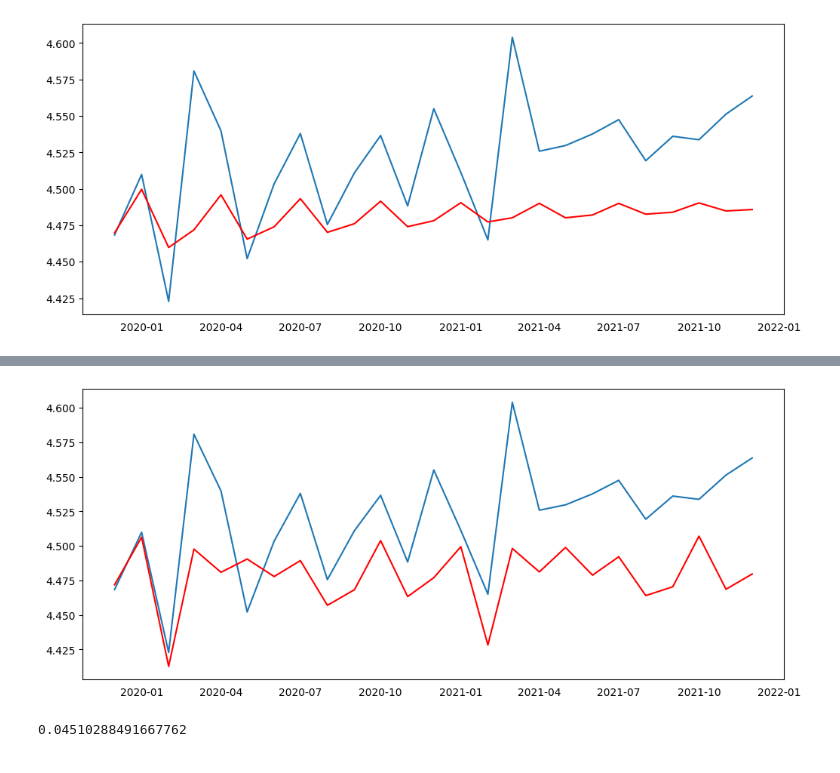
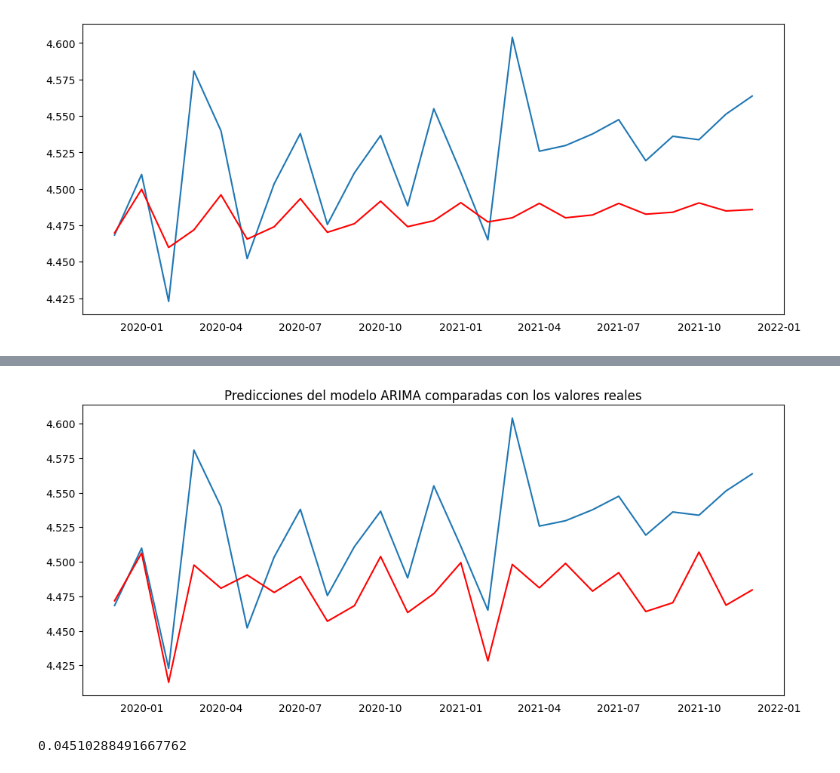
Before and after one commit to celiacnavarro/ML_Project, a Jupyter notebook: notebooks/notebook_arima.ipynb, the cells around one changed output, grey strips where cells are left out. Drawn from its saved outputs; the diff is of its cells as text; code cells hidden in the pictures.

```diff
--- a/notebooks/pruebas_2_arima.ipynb
+++ b/notebooks/notebook_arima.ipynb
@@ -43,8 +43,6 @@ df
 | 142 | 2021-11-01 | 94.75 |
 | 143 | 2021-12-01 | 95.93 |
 144 rows × 2 columns
-# %%
-df = df.set_index(['mes'])
 # %%
 from statsmodels.tsa.stattools import adfuller, kpss
 
@@ -111,13 +115,13 @@ plt.show()
 # %%
 from statsmodels.tsa.seasonal import seasonal_decompose
-
-df = df.set_index('mes').asfreq('MS')
 
 result_add = seasonal_decompose(df['value'], model='ad', extrapolate_trend='freq')
 
 from pylab import rcParams
 rcParams['figure.figsize'] = 12,5
-result_add.plot();
+fig = result_add.plot();
+
+fig.figure.savefig('resources/img/seasonal_decompose.png')
 # %% [output]
 [figure]
 # %%
@@ -290,6 +294,9 @@ predictions = model.predict(25)
 # %%
 plt.plot(test_log)
 plt.plot(predictions,color='red');
+
+plt.title('Predicciones del modelo ARIMA comparadas con los valores reales')
+plt.savefig('resources/img/arima_predictions.png')
 # %% [output]
-[figure, old version]
+[figure, new version]
 # %%
```
Also changed, not shown: parts of 17 cells of this notebook, 52 other files.
